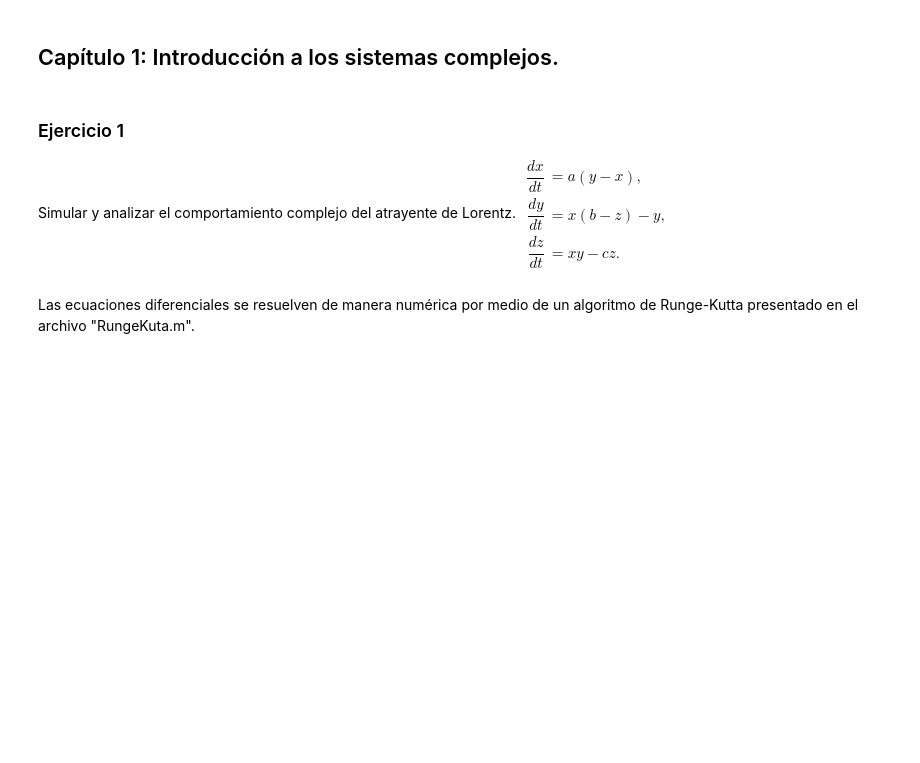
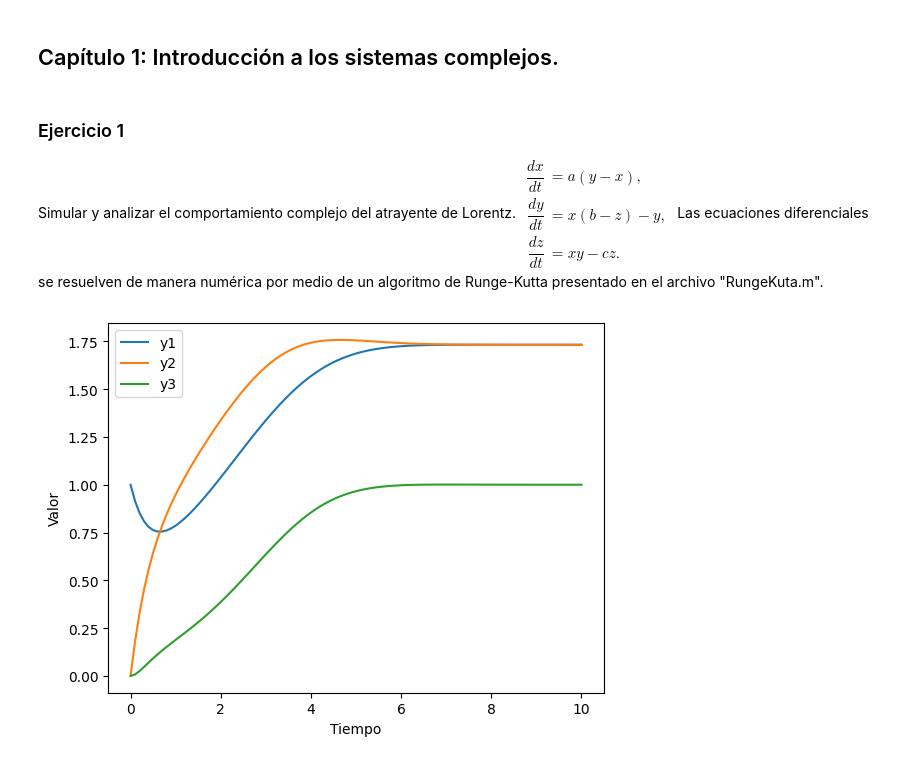
Before and after one commit to ashybabashyba/RedesComplejasUGR, a Jupyter notebook: NotebookPrincipal.ipynb, the cells around one changed output. Saved outputs shown, nothing was run; the diff lists cells and outputs as text; code cells hidden in the pictures; blank space fills up the shorter version.

Commit message:
Añadido resultado de ejercicio 1.1

```diff
--- a/NotebookPrincipal.ipynb
+++ b/NotebookPrincipal.ipynb
@@ -19,5 +19,4 @@ $\begin{align}
     \dfrac{dy}{dt} &= x(b-z)-y, \\
     \dfrac{dz}{dt} &= xy-cz.
 \end{align}$
+Las ecuaciones diferenciales se resuelven de manera numérica por medio de un algoritmo de Runge-Kutta presentado en el archivo "RungeKuta.m".
-# %% [markdown]
-Las ecuaciones diferenciales se resuelven de manera numérica por medio de un algoritmo de Runge-Kutta presentado en el archivo "RungeKuta.m".
@@ -30,0 +23,26 @@ Lorenz=CrearFuncionLorenz(a,b,c)
+# %%
+from Codigos import RungeKuta
+a=1
+b=2
+c=3
+
+Lorenz=RungeKuta.CrearFuncionLorenz(a,b,c)
+
+# Condiciones iniciales y parámetros
+y0 = [1.0, 0.0, 0.0]
+t_span = [0, 10]
+h = 0.1
+
+# Resolver el sistema de ecuaciones utilizando RK4
+t_values, y_values = RungeKuta.runge_kutta_4th_order(Lorenz, y0, t_span, h)
+
+# Visualizar los resultados
+plt.plot(t_values, y_values[:, 0], label='y1')
+plt.plot(t_values, y_values[:, 1], label='y2')
+plt.plot(t_values, y_values[:, 2], label='y3')
+plt.xlabel('Tiempo')
+plt.ylabel('Valor')
+plt.legend()
+plt.show()
+# %% [output]
+[figure, added]
```
Also changed, not shown: parts of 1 cell of this notebook.
